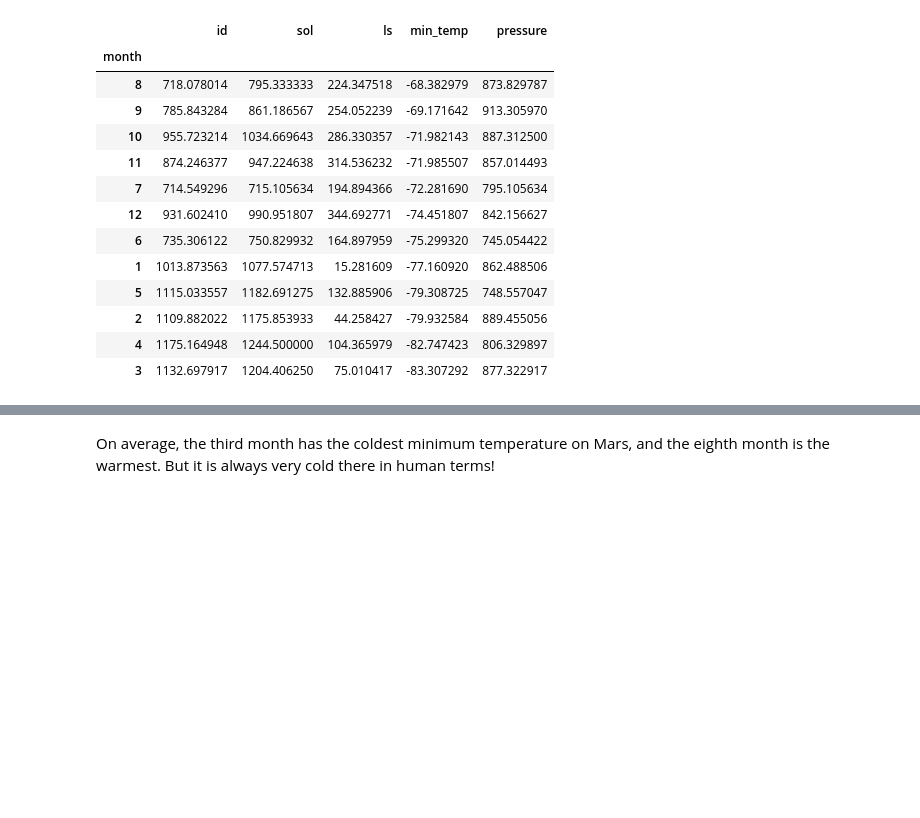
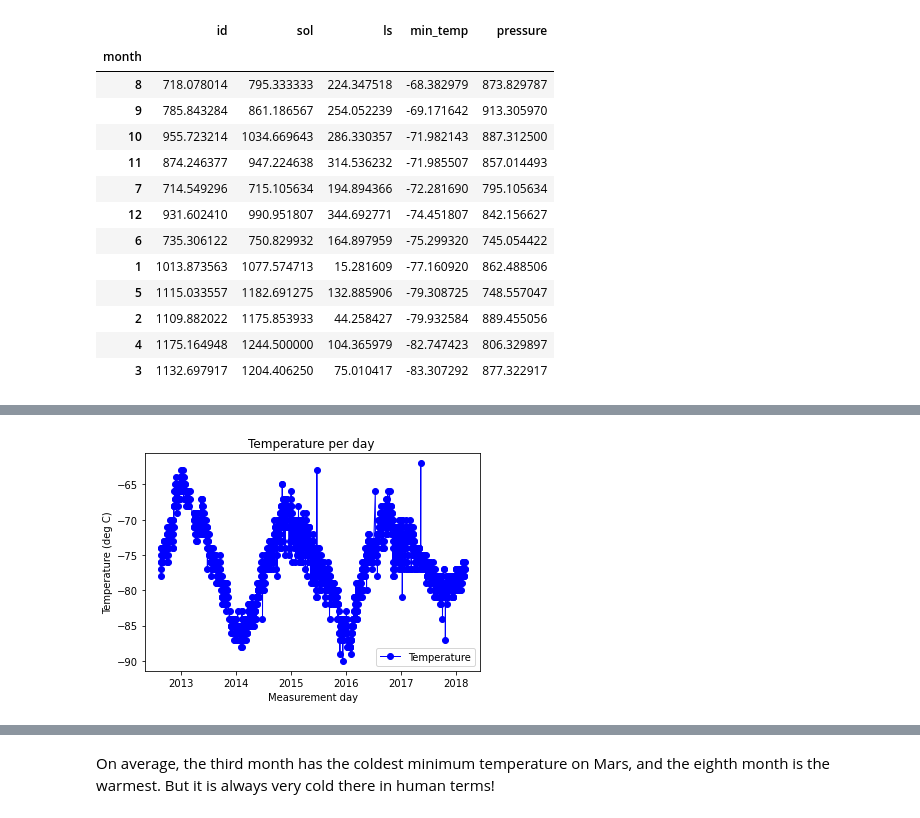
Before and after one commit to lcardsvr/Module-11-Challenge, a Jupyter notebook: part_2_mars_weather.ipynb, the cells around one changed output, grey strips where cells are left out. Saved outputs shown, nothing was run; the diff lists cells and outputs as text; code cells hidden in the pictures; blank space fills up the shorter version.

```diff
--- a/part_2_mars_weather.ipynb
+++ b/part_2_mars_weather.ipynb
@@ -378,0 +441,12 @@ avg_temp.sort_values(by='min_temp', ascending=False)
+# %%
+# 5. How many terrestrial (earth) days are there in a Martian year?
+
+
+plt.plot(mars_data_df.terrestrial_date, mars_data_df.min_temp, marker="o", color="blue", linewidth=1, label='Temperature' );
+
+plt.title("Temperature per day ")
+plt.xlabel("Measurement day")
+plt.ylabel("Temperature (deg C)")
+plt.legend(loc="lower right");
+# %% [output]
+[figure, added]
```
Also changed, not shown: parts of 23 cells of this notebook, 1 other file.
